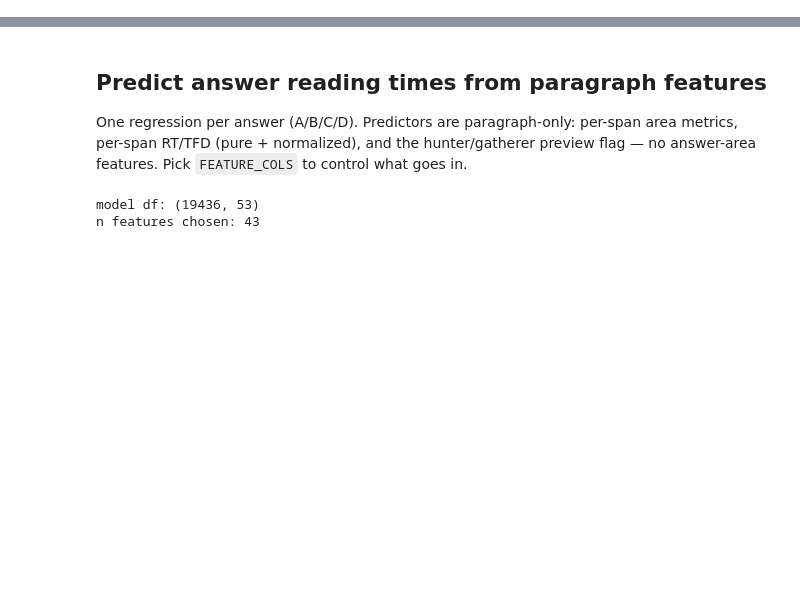
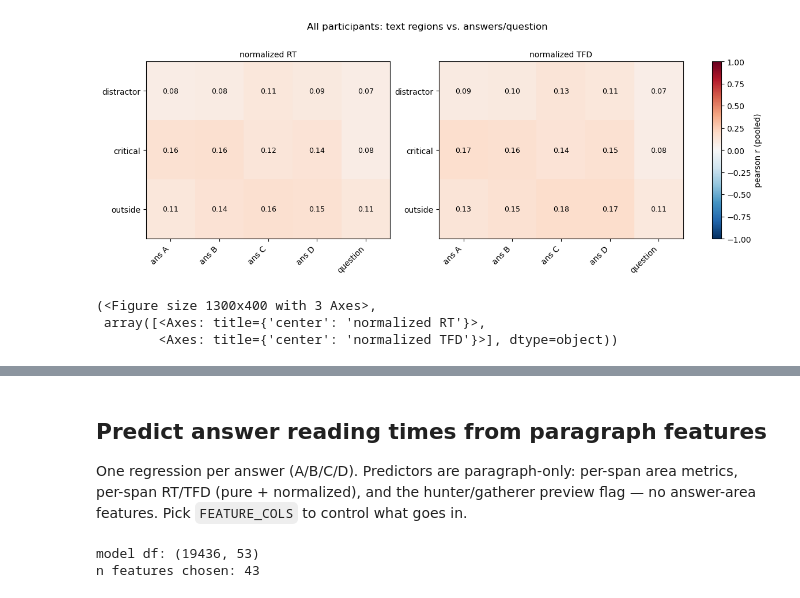
Before and after one commit to Mormorfor/QA_eyetracking, a Jupyter notebook: notebooks/text_associations.ipynb, the cells around one changed output, grey strips where cells are left out. Cells and saved outputs as stored; diff of their text form; code cells hidden in the pictures; blank space fills up the shorter version.

```diff
--- a/notebooks/text_associations.ipynb
+++ b/notebooks/text_associations.ipynb
@@ -14,12 +28,31 @@ if str(PROJECT_ROOT) not in sys.path:
     sys.path.insert(0, str(PROJECT_ROOT))
 
 import pandas as pd
-import numpy as np
 import matplotlib.pyplot as plt
 
 from src.data_paths import READY_ALL_FEATURES_PATH
+from src.statistics.RT_correlations import (
+    load_all_features,
+    load_group_features,
+    metric_map_stats,
+    group_map_stats,
+    plot_maps,
+    plot_pooled_maps,
+    shared_vmax,
+    plot_contrasts,
+    summarise_map,
+    region_contrasts,
+    reference_contrasts,
+    group_contrast,
+    compare_cells,
+    bootstrap_maps,
+    group_bootstrap_maps,
+    plot_bootstrap_maps,
+    map_cell,
+)
 
-df = pd.read_csv(READY_ALL_FEATURES_PATH)
-print(df.shape)
-df.head()
+# Cached model-ready features; pass rebuild=True to regenerate them from the
+# processed CSVs.
+df = load_all_features()
+group_dfs = load_group_features()
 # %% [output]
@@ -210,0 +68,7 @@ plot_group(group_dfs["gatherers"], "Gatherers")
+# %%
+plot_pooled_maps(df, "All participants", method="pearson")
+# %% [output]
+[figure, added]
+(<Figure size 1300x400 with 3 Axes>,
+ array([<Axes: title={'center': 'normalized RT'}>,
+        <Axes: title={'center': 'normalized TFD'}>], dtype=object))
```
Also changed, not shown: parts of 35 cells of this notebook, 11 other files.
